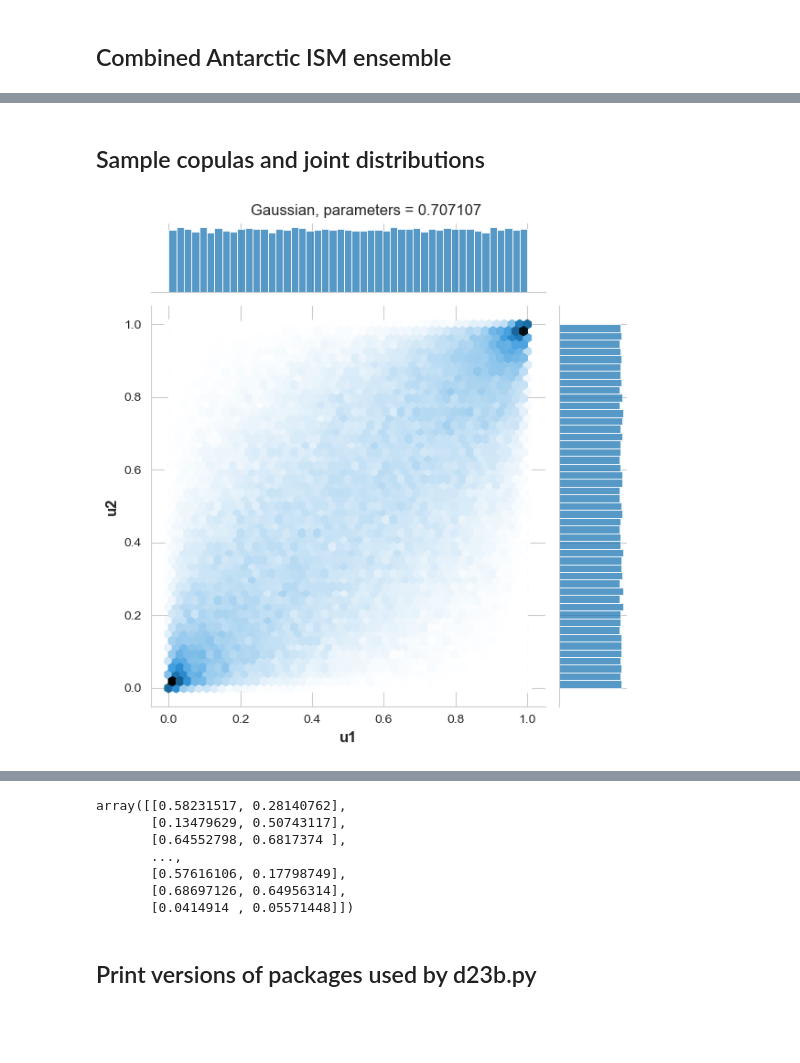
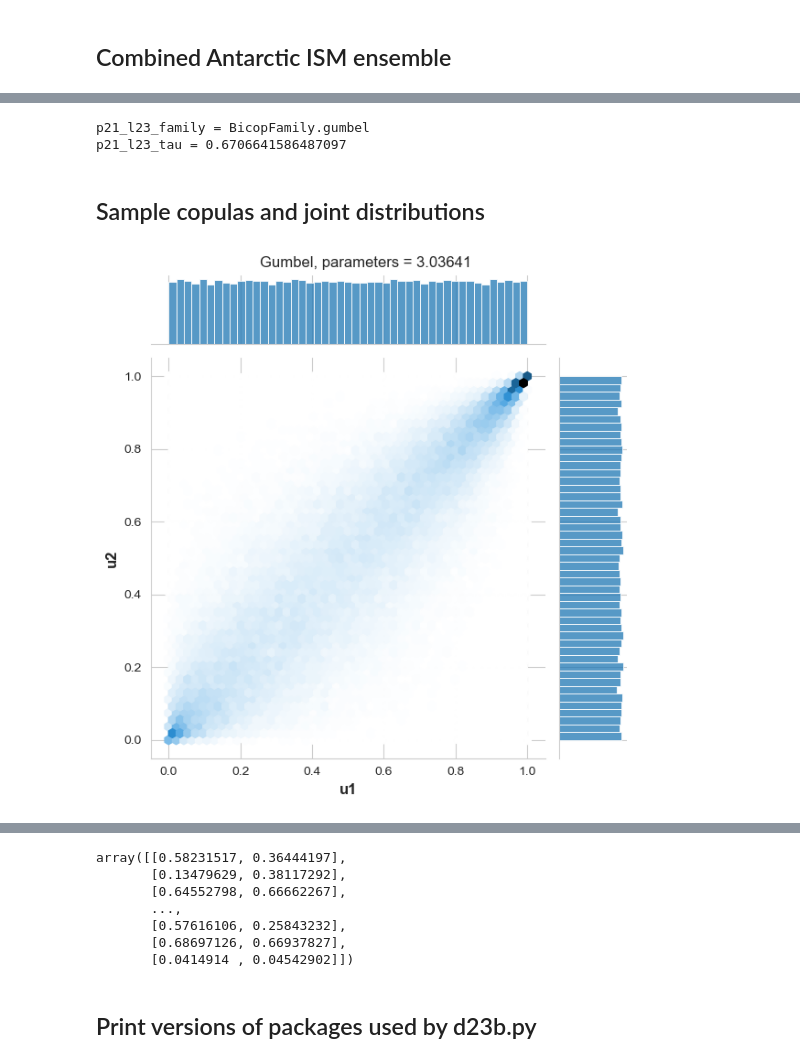
Before and after one commit to grandey/d23b-ice-dependence, a Jupyter notebook: test_d23b.ipynb, the cells around one changed output, grey strips where cells are left out. Cells and saved outputs as stored; diff of their text form; code cells hidden in the pictures; blank space fills up the shorter version.

Commit message:
d23b.py fig_p21_l23_ism_data(): also return bicop, the fitted copula.

```diff
--- a/test_d23b.ipynb
+++ b/test_d23b.ipynb
@@ -83,5 +82,6 @@ Wall time: 24.4 s
 70 rows × 4 columns
 # %%
 %%time
-_ = d23b.fig_p21_l23_ism_data(ref_year=2015, target_year=2100)
+p21_l23_bicop, _, _ = d23b.fig_p21_l23_ism_data(ref_year=2015, target_year=2100)
+p21_l23_bicop
 # %% [output]
@@ -90,9 +92,18 @@ Wall time: 69.6 ms
 [figure]
+# %%
+# Fitted copula information
+p21_l23_family = p21_l23_bicop.family
+p21_l23_tau = p21_l23_bicop.tau
+print(f'p21_l23_family = {p21_l23_family}')
+print(f'p21_l23_tau = {p21_l23_tau}')
+# %% [output]
+p21_l23_family = BicopFamily.gumbel
+p21_l23_tau = 0.6706641586487097
 # %% [markdown]
 ## Sample copulas and joint distributions
 # %%
 %%time
-u_n2 = d23b.sample_bivariate_copula(family=pv.BicopFamily.gaussian, rotation=0, tau=0.5, n_samples=int(1e5), plot=True)
+u_n2 = d23b.sample_bivariate_copula(family=p21_l23_family, rotation=0, tau=p21_l23_tau, n_samples=int(1e5), plot=True)
 u_n2
 # %% [output]
-[figure, old version]
+[figure, new version]
@@ -101,10 +112,10 @@ Wall time: 1.36 s
-array([[0.58231517, 0.28140762],
-       [0.13479629, 0.50743117],
-       [0.64552798, 0.6817374 ],
+array([[0.58231517, 0.36444197],
+       [0.13479629, 0.38117292],
+       [0.64552798, 0.66662267],
        ...,
-       [0.57616106, 0.17798749],
-       [0.68697126, 0.64956314],
-       [0.0414914 , 0.05571448]])
+       [0.57616106, 0.25843232],
+       [0.68697126, 0.66937827],
+       [0.0414914 , 0.04542902]])
 # %% [markdown]
 ## Print versions of packages used by d23b.py
 # %%
```
Also changed, not shown: parts of 10 cells of this notebook, 1 other file.
